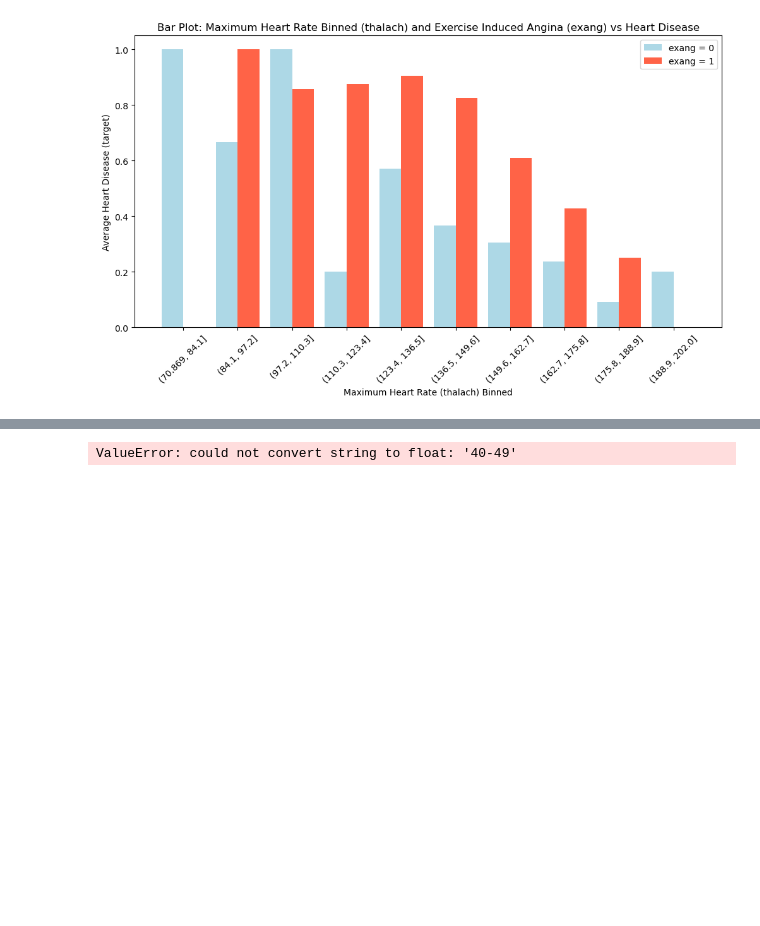
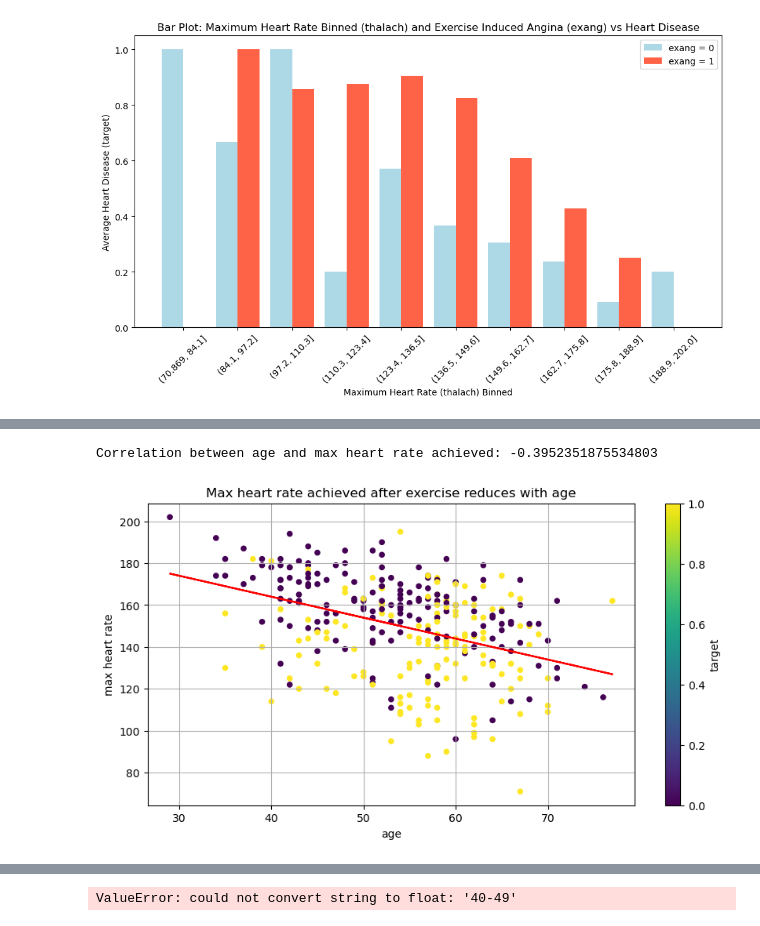
Before and after one commit to dallen91801/Heart-Disease-Analysis, a Jupyter notebook: Final_notebook_aleks.ipynb, the cells around one changed output, grey strips where cells are left out. Saved outputs shown, nothing was run; the diff lists cells and outputs as text; code cells hidden in the pictures; blank space fills up the shorter version.

```diff
--- a/Final_notebook_aleks.ipynb
+++ b/Final_notebook_aleks.ipynb
@@ -668,0 +743,21 @@ See the caveats in the documentation: https://pandas.pydata.org/pandas-docs/stab
+# %%
+# Make a line chart of age  vs max heart rate achieved, add corelation on it
+#heart_disease_df
+
+#[thalach] = maximum heart rate achieved
+
+correlation = heart_disease_df['age'].corr(heart_disease_df['thalach'])
+print(f'Correlation between age and max heart rate achieved: {correlation}')
+heart_disease_df.plot(x='age', y ='thalach', kind = 'scatter', c='target', colormap='viridis', figsize = (10,5))
+# Adding a correlation line
+slope, intercept = np.polyfit(heart_disease_df['age'], heart_disease_df['thalach'], 1)
+regression_line = slope * heart_disease_df['age'] + intercept
+plt.plot(heart_disease_df['age'], regression_line, color='red', label='Correlation Line')
+plt.title('Max heart rate achieved after exercise reduces with age')
+plt.xlabel('age')
+plt.ylabel('max heart rate')
+plt.grid()
+plt.show()
+# %% [output]
+Correlation between age and max heart rate achieved: -0.3952351875534803
+[figure, added]
```
Also changed, not shown: parts of 12 cells of this notebook.
